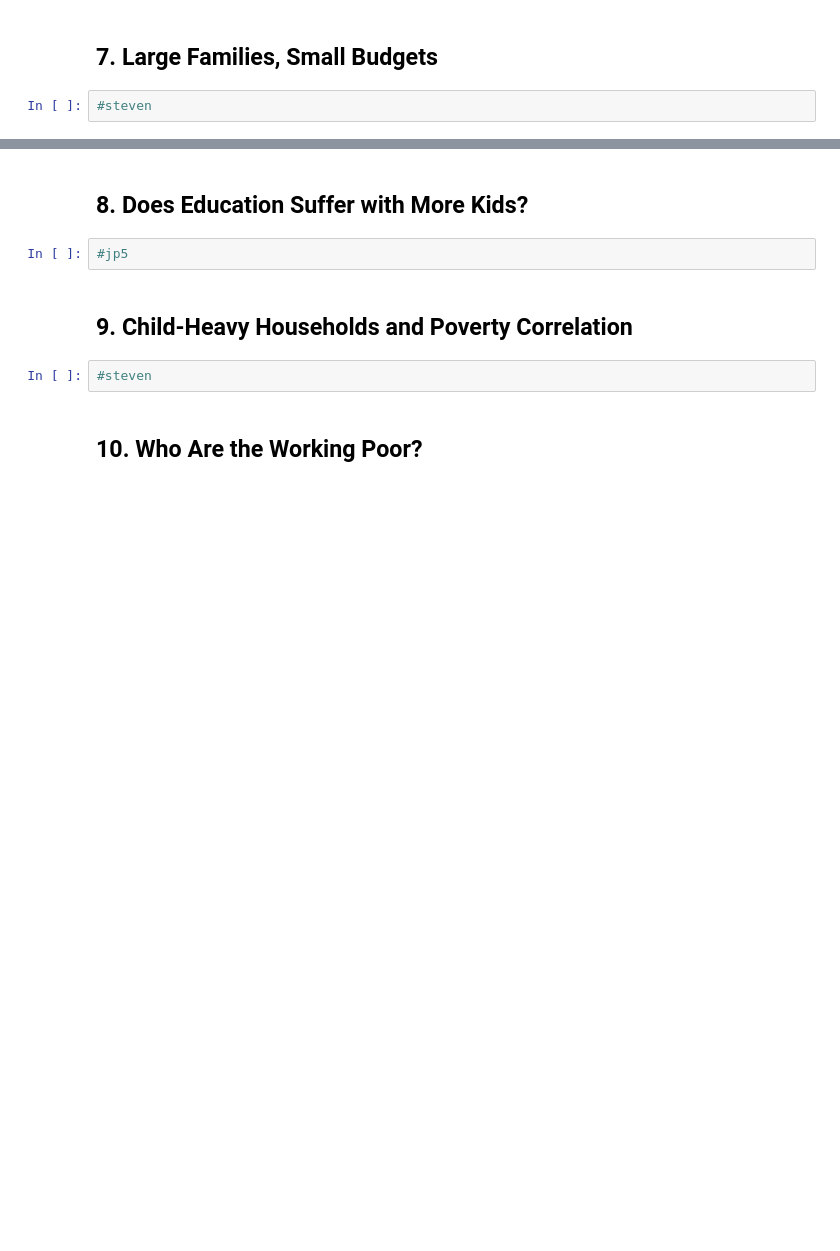
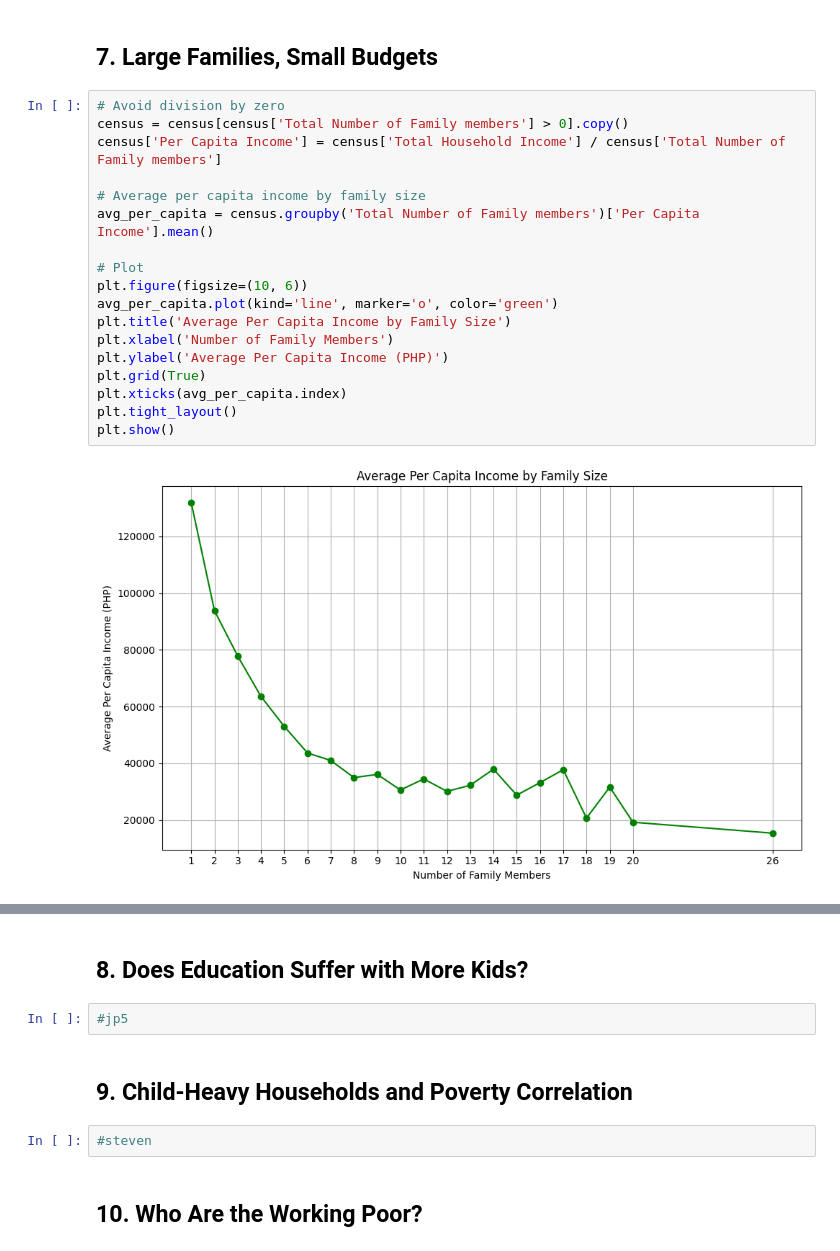
Before and after one commit to Meinya312/PROJECT-ITD-, a Jupyter notebook: project.ipynb, the cells around one changed output, grey strips where cells are left out. Saved outputs shown, nothing was run; the diff lists cells and outputs as text; blank space fills up the shorter version.

Commit message:
per capita

```diff
--- a/project.ipynb
+++ b/project.ipynb
@@ -131,4 +146,22 @@ plt.show()
 # %% [markdown]
 <h2>7. Large Families, Small Budgets</h2>
 # %%
-#steven
+# Avoid division by zero
+census = census[census['Total Number of Family members'] > 0].copy()
+census['Per Capita Income'] = census['Total Household Income'] / census['Total Number of Family members']
+
+# Average per capita income by family size
+avg_per_capita = census.groupby('Total Number of Family members')['Per Capita Income'].mean()
+
+# Plot
+plt.figure(figsize=(10, 6))
+avg_per_capita.plot(kind='line', marker='o', color='green')
+plt.title('Average Per Capita Income by Family Size')
+plt.xlabel('Number of Family Members')
+plt.ylabel('Average Per Capita Income (PHP)')
+plt.grid(True)
+plt.xticks(avg_per_capita.index)
+plt.tight_layout()
+plt.show()
+# %% [output]
+[figure, added]
```
Also changed, not shown: parts of 3 cells of this notebook.
